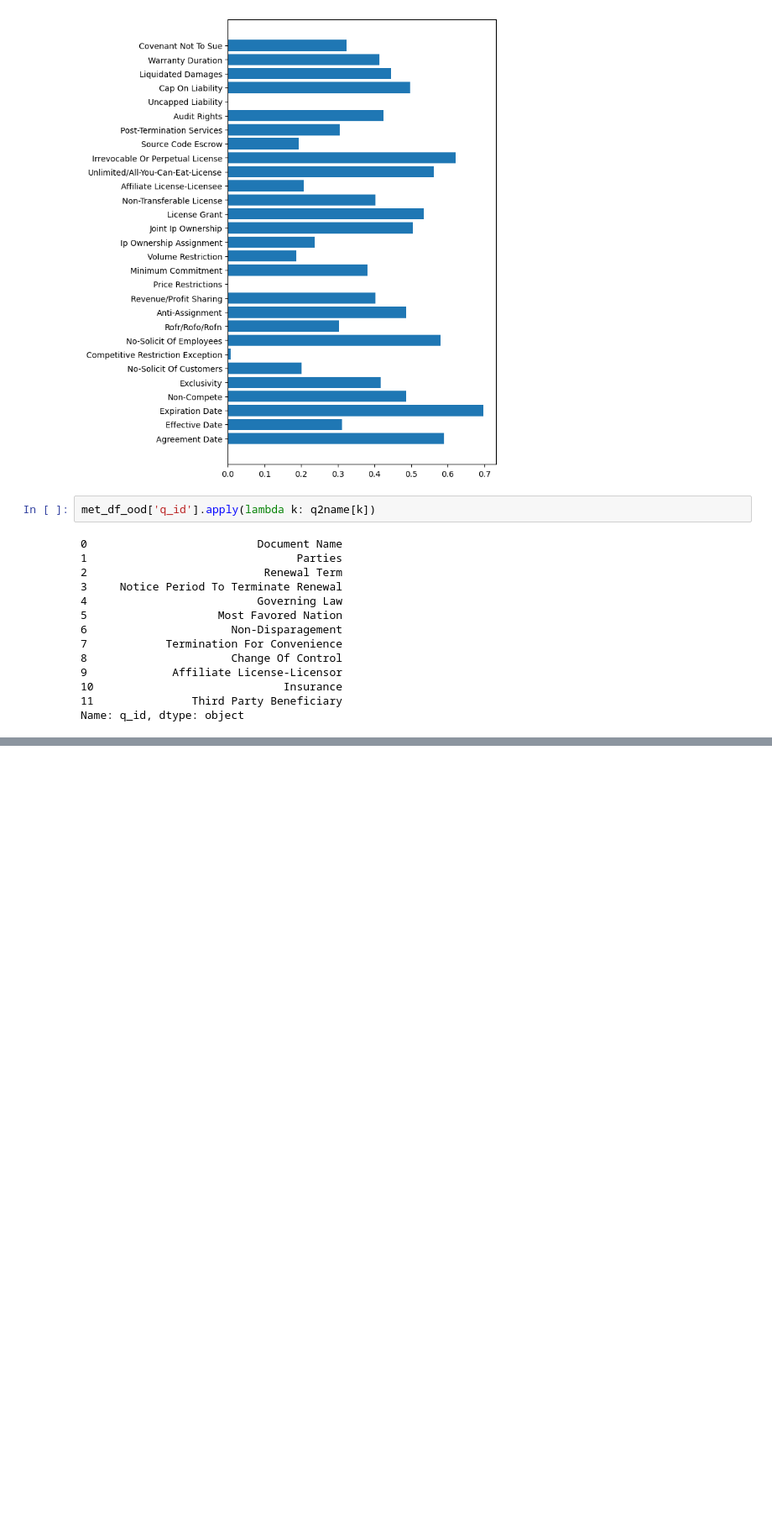
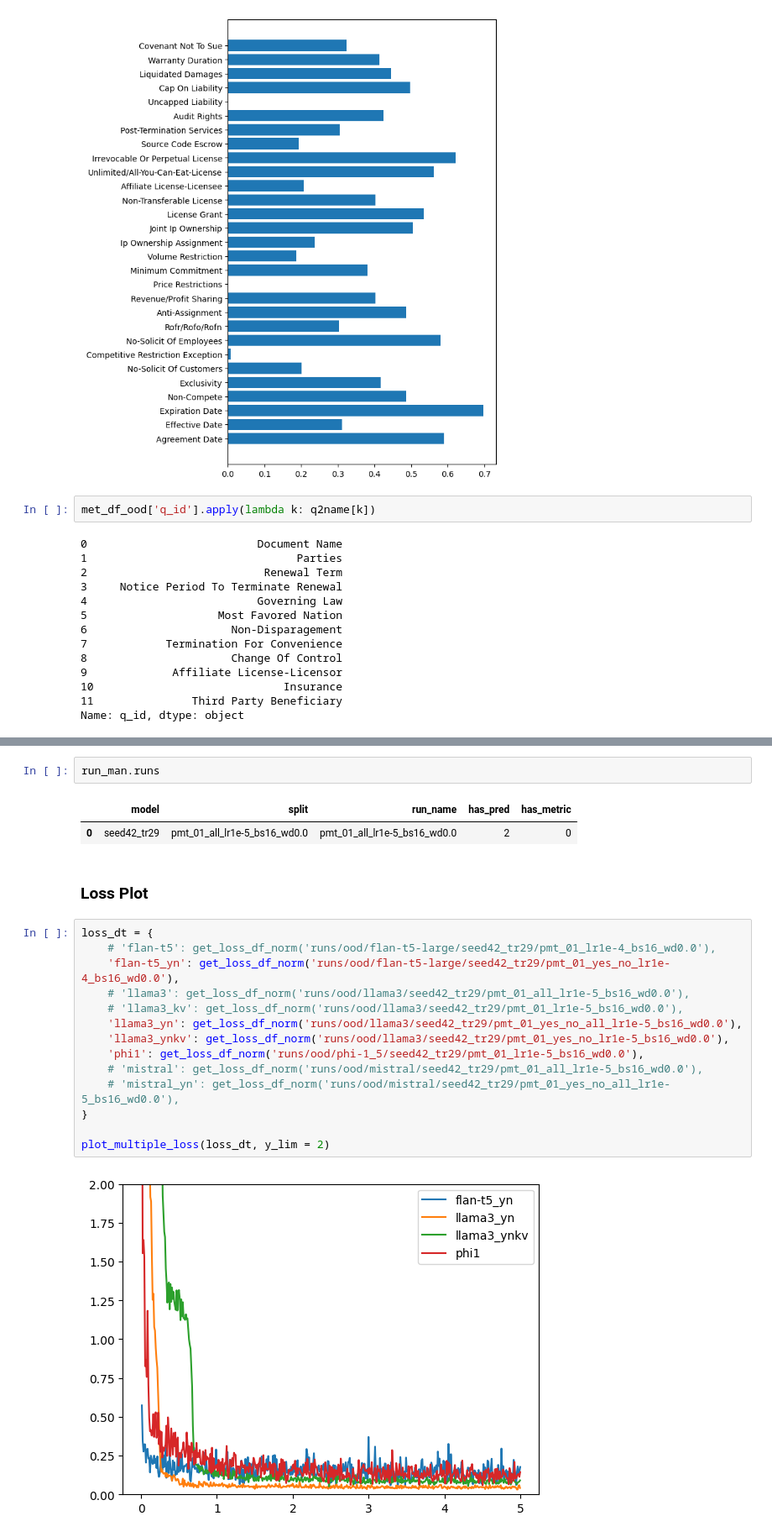
Before and after one commit to srhthu/ContClause, a Jupyter notebook: scripts/jupyter/get_metrics.ipynb, the cells around one changed output, grey strips where cells are left out. Shown at 84% size. Drawn from its saved outputs; the diff is of its cells as text; blank space fills up the shorter version.

Commit message:
debug for llama3 results

```diff
--- a/scripts/jupyter/get_metrics.ipynb
+++ b/scripts/jupyter/get_metrics.ipynb
@@ -292,0 +407,23 @@ Name: q_id, dtype: object
+# %%
+run_man.runs
+# %% [output]
+|  | model | split | run_name | has_pred | has_metric |
+| 0 | seed42_tr29 | pmt_01_all_lr1e-5_bs16_wd0.0 | pmt_01_all_lr1e-5_bs16_wd0.0 | 2 | 0 |
+# %% [markdown]
+### Loss Plot
+# %%
+loss_dt = {
+    # 'flan-t5': get_loss_df_norm('runs/ood/flan-t5-large/seed42_tr29/pmt_01_lr1e-4_bs16_wd0.0'),
+    'flan-t5_yn': get_loss_df_norm('runs/ood/flan-t5-large/seed42_tr29/pmt_01_yes_no_lr1e-4_bs16_wd0.0'),
+    # 'llama3': get_loss_df_norm('runs/ood/llama3/seed42_tr29/pmt_01_all_lr1e-5_bs16_wd0.0'),
+    # 'llama3_kv': get_loss_df_norm('runs/ood/llama3/seed42_tr29/pmt_01_lr1e-5_bs16_wd0.0'),
+    'llama3_yn': get_loss_df_norm('runs/ood/llama3/seed42_tr29/pmt_01_yes_no_all_lr1e-5_bs16_wd0.0'),
+    'llama3_ynkv': get_loss_df_norm('runs/ood/llama3/seed42_tr29/pmt_01_yes_no_lr1e-5_bs16_wd0.0'),
+    'phi1': get_loss_df_norm('runs/ood/phi-1_5/seed42_tr29/pmt_01_lr1e-5_bs16_wd0.0'),
+    # 'mistral': get_loss_df_norm('runs/ood/mistral/seed42_tr29/pmt_01_all_lr1e-5_bs16_wd0.0'),
+    # 'mistral_yn': get_loss_df_norm('runs/ood/mistral/seed42_tr29/pmt_01_yes_no_all_lr1e-5_bs16_wd0.0'),
+}
+
+plot_multiple_loss(loss_dt, y_lim = 2)
+# %% [output]
+[figure, added]
```
Also changed, not shown: parts of 17 cells of this notebook, 12 other files.
